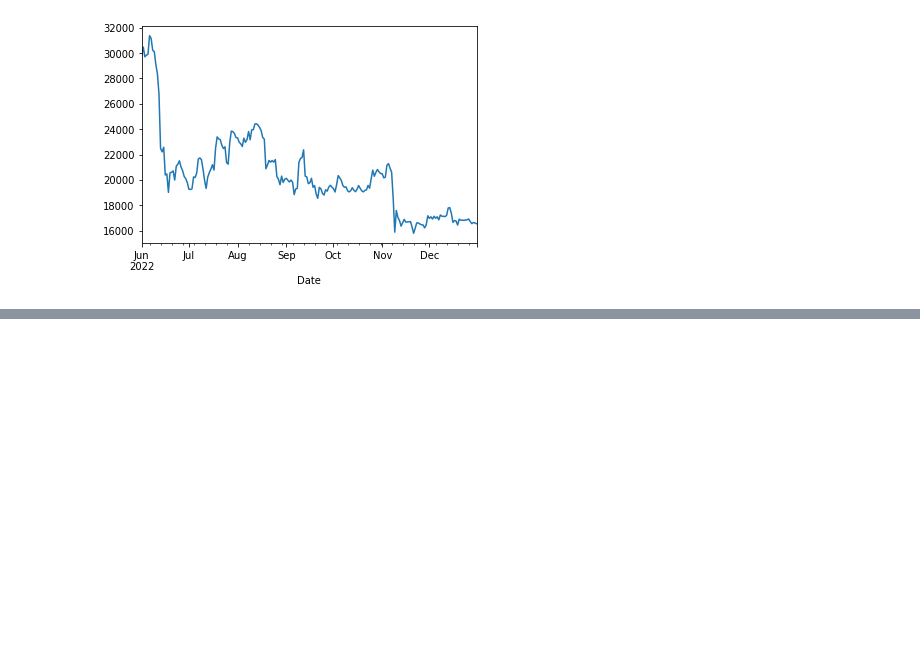
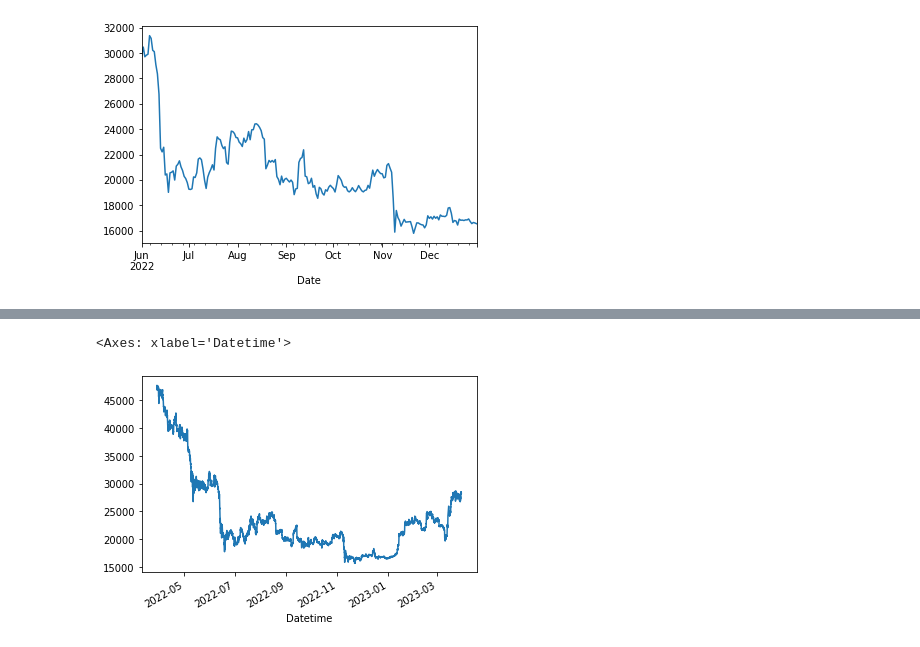
Before and after one commit to xx-z/cryptocurrency-analysis, a Jupyter notebook: yfinance.ipynb, the cells around one changed output, grey strips where cells are left out. Drawn from its saved outputs; the diff is of its cells as text; code cells hidden in the pictures; blank space fills up the shorter version.

Commit message:
fix yfinance - add 1h chart

```diff
--- a/yfinance.ipynb
+++ b/yfinance.ipynb
@@ -41,0 +48,9 @@ df[df.index >= dt.datetime(2022, 6, 1)]["Close"].plot()
+# %%
+#取得するデータ詳細
+name = 'BTC-USD'
+period = '1y'
+interval = '1h'
+
+#データのダウンロード
+df = yf.download(tickers=name, period=period, interval=interval, ignore_tz=True)
+df.head()
@@ -41,0 +66,6 @@ df[df.index >= dt.datetime(2022, 6, 1)]["Close"].plot()
+# %%
+#1日ごとの終値データを表示
+df["Close"].plot()
+# %% [output]
+<Axes: xlabel='Datetime'>
+[figure, added]
```
Also changed, not shown: parts of 5 cells of this notebook.
